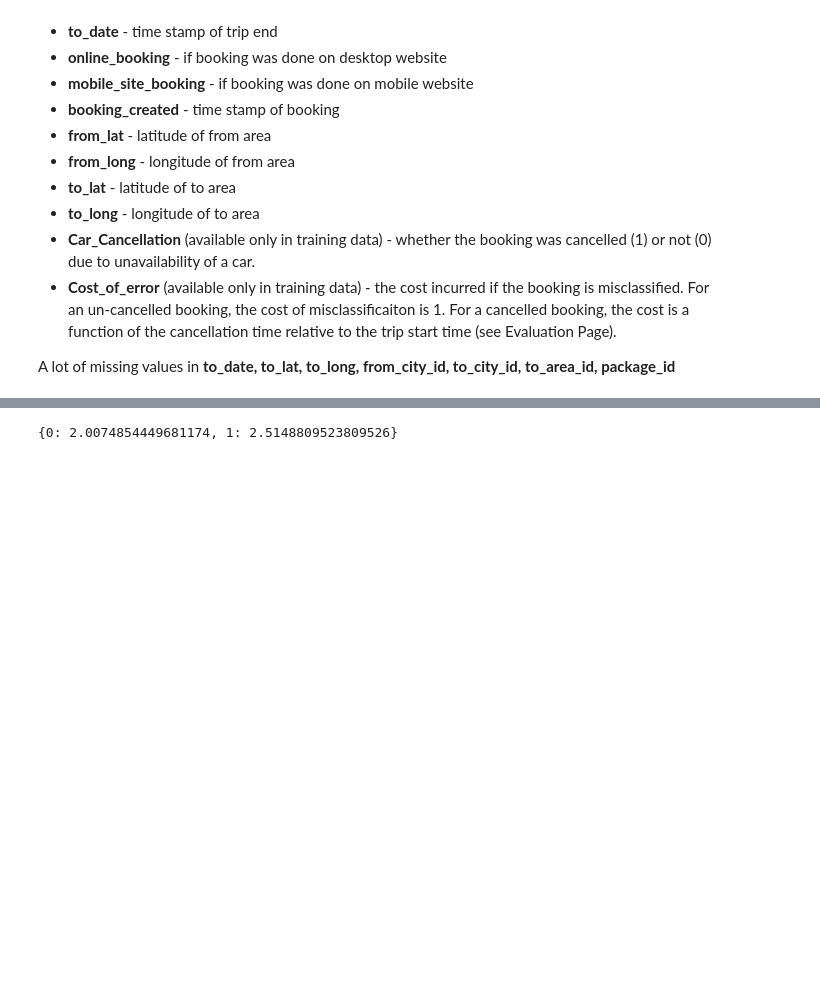
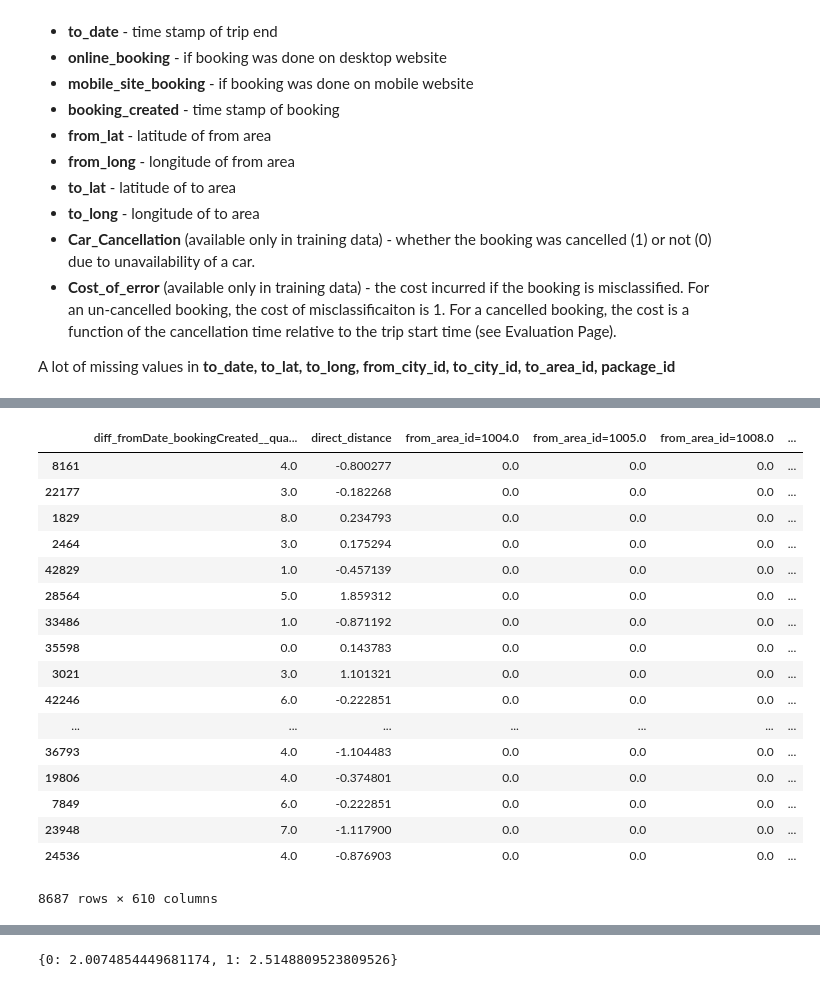
Before and after one commit to Jodahr/CabCancellation, a Jupyter notebook: CabCancellation.ipynb, the cells around one changed output, grey strips where cells are left out. Saved outputs shown, nothing was run; the diff lists cells and outputs as text; code cells hidden in the pictures; blank space fills up the shorter version.

```diff
--- a/CabCancellation.ipynb
+++ b/CabCancellation.ipynb
@@ -98,0 +293,21 @@ temp_features = ['from_date', 'to_date', 'booking_created']
+# %%
+feature_pipe.transform(X_test)
+# %% [output]
+|  | diff_fromDate_bookingCreated__qua... | direct_distance | from_area_id=1004.0 | from_area_id=1005.0 | from_area_id=1008.0 | ... |
+| 8161 | 4.0 | -0.800277 | 0.0 | 0.0 | 0.0 | ... |
+| 22177 | 3.0 | -0.182268 | 0.0 | 0.0 | 0.0 | ... |
+| 1829 | 8.0 | 0.234793 | 0.0 | 0.0 | 0.0 | ... |
+| 2464 | 3.0 | 0.175294 | 0.0 | 0.0 | 0.0 | ... |
+| 42829 | 1.0 | -0.457139 | 0.0 | 0.0 | 0.0 | ... |
+| 28564 | 5.0 | 1.859312 | 0.0 | 0.0 | 0.0 | ... |
+| 33486 | 1.0 | -0.871192 | 0.0 | 0.0 | 0.0 | ... |
+| 35598 | 0.0 | 0.143783 | 0.0 | 0.0 | 0.0 | ... |
+| 3021 | 3.0 | 1.101321 | 0.0 | 0.0 | 0.0 | ... |
+| 42246 | 6.0 | -0.222851 | 0.0 | 0.0 | 0.0 | ... |
+| ... | ... | ... | ... | ... | ... | ... |
+| 36793 | 4.0 | -1.104483 | 0.0 | 0.0 | 0.0 | ... |
+| 19806 | 4.0 | -0.374801 | 0.0 | 0.0 | 0.0 | ... |
+| 7849 | 6.0 | -0.222851 | 0.0 | 0.0 | 0.0 | ... |
+| 23948 | 7.0 | -1.117900 | 0.0 | 0.0 | 0.0 | ... |
+| 24536 | 4.0 | -0.876903 | 0.0 | 0.0 | 0.0 | ... |
+8687 rows × 610 columns
```
Also changed, not shown: parts of 27 cells of this notebook.
